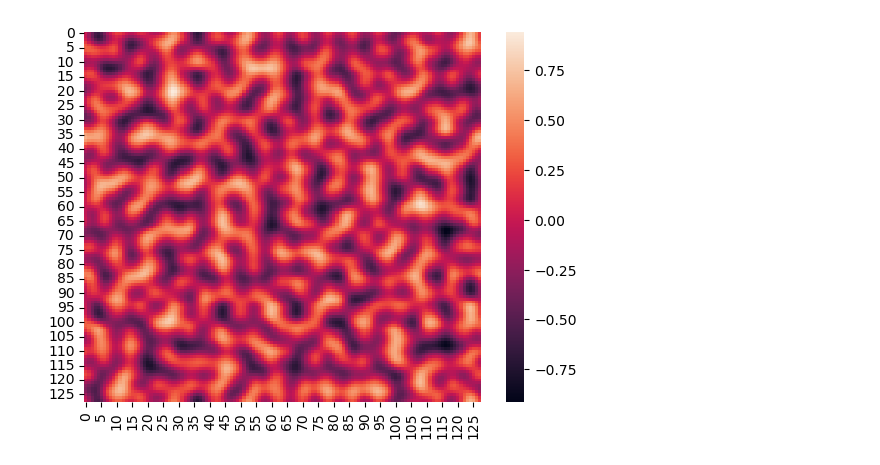
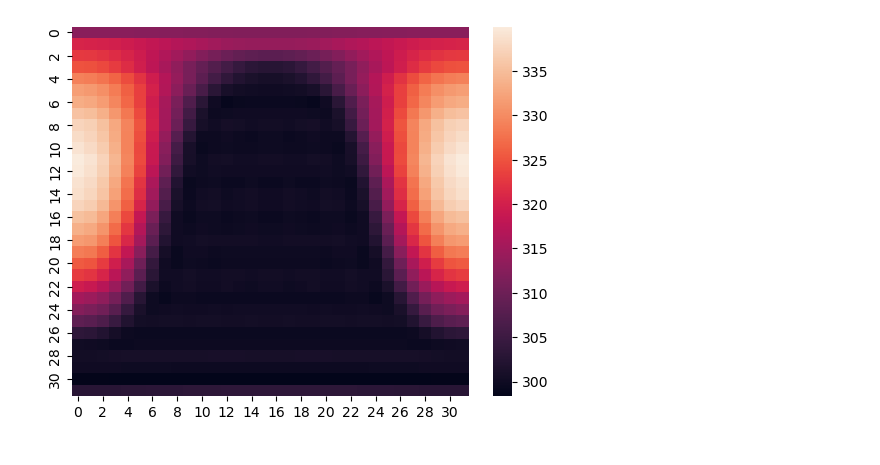
Before and after one commit to nerdie01/general_circulation_model, a Jupyter notebook: gcm.ipynb, the cells around one changed output. Cells and saved outputs as stored; diff of their text form; code cells hidden in the pictures.

```diff
--- a/gcm.ipynb
+++ b/gcm.ipynb
@@ -9,2 +17,21 @@ from PIL import Image, ImageDraw
+# %%
+# constants
+N = 32
+STEPS = 2400
+T0 = 0.0
+DT = 0.01
+
+NU = 18.03 / (NEWTON*SECOND/METER**2)
+RHO = 18
+RHO_AQ = 1025 #/ (1 / METER**3)
+SIGMA = 1.380649*10**(-23) #/ (WATT/(METER**2 * KELVIN**4))
+S0 = 1361 #/ (WATT/METER**2)
+ALBEDO = 0.3
+EMISSIVITY = 1.0
+C_SP = 3990
+MIXED_LAYER_DEPTH = 70 #/ METER
+
+DAY_LENGTH = 24.0
+YEAR_LENGTH = 365.25
 # %%
 img = Image.open("heightmap.png")
@@ -45,37 +114,25 @@ def pressure(_u, _v, _kx, _ky, _invKSq, _omega):
 # %%
 x, y = np.meshgrid(np.linspace(0, 2*np.pi, N), np.linspace(0, 2*np.pi, N), indexing='ij')
+(longitude, lattitude) = np.meshgrid(np.linspace(-1,1,N), np.linspace(-1,1,N))
 
 omega = np.zeros((N, N, STEPS+1), dtype=np.complex256)
-omega[:,:,0] = f_omega(x,y)
+omega[:,:,0] = omega_0(x,y)
 omega[:,:,0] = fft2(omega[:,:,0])
+
+T = np.zeros((N, N, STEPS+1), dtype=np.complex256)
+T[:,:,0] = T_0() / (KELVIN * METER**2 / SECOND)
+T[:,:,0] = fft2(T[:,:,0])
 
 u = np.zeros((N, N, STEPS), dtype=np.float64)
 v = np.zeros((N, N, STEPS), dtype=np.float64)
 p = np.zeros((N, N, STEPS), dtype=np.float64)
 
-kx, ky = np.meshgrid(
-    np.arange(-N/2, N/2, dtype=np.float64),
-    np.arange(-N/2, N/2, dtype=np.float64))
+omega[:,:,0] *= mask
+T[:,:,0] *= mask
 
-kx = ifftshift(kx)
-ky = ifftshift(ky)
-kSq = kx**2 + ky**2
-
-kmax = np.max(kx)
-mask = np.astype((np.abs(kx) < (2.0 / 3.0) * kmax) & (np.abs(ky) < (2.0 / 3.0) * kmax), np.int64)
-
-invKSq = 1.0 / kSq
-invKSq[kSq == 0] = 0.0
-
-kx *= mask
-ky *= mask
-kSq *= mask
-invKSq *= mask
-omega[:,:,0] *= mask
-
-sns.heatmap(np.real(ifft2(omega[:,:,0])))
+sns.heatmap(np.real(ifft2(T[:,:,0])) * (KELVIN * METER**2 / SECOND))
 plt.show()
 # %% [output]
-[figure, old version]
+[figure, new version]
 # %%
 # crank nicholson (viscous flow)
```
Also changed, not shown: parts of 7 cells of this notebook, 4 other files.
